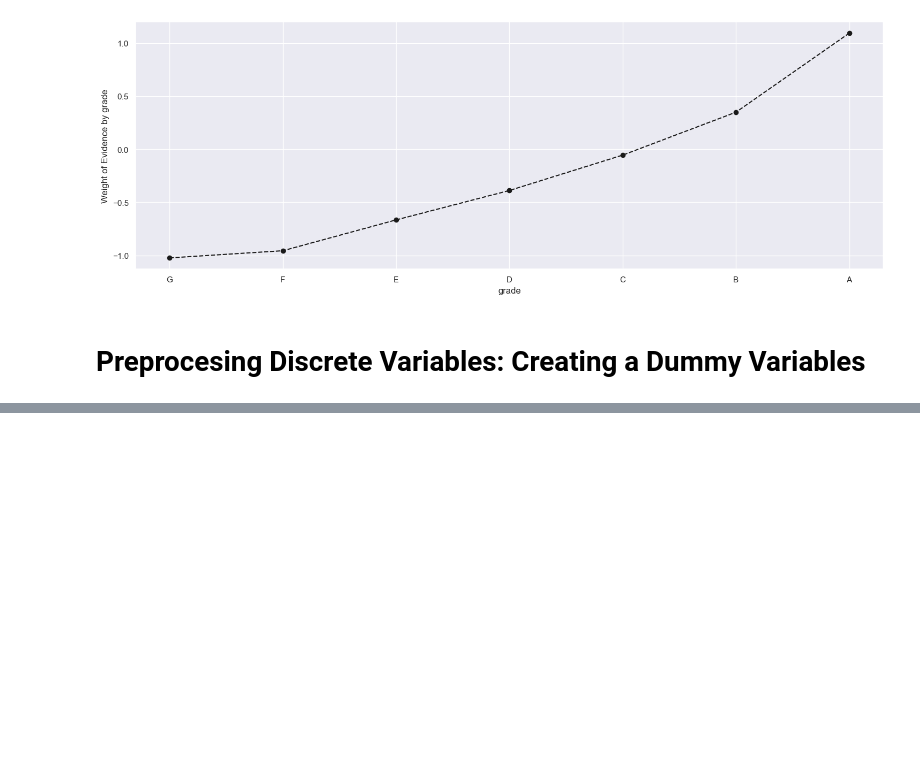
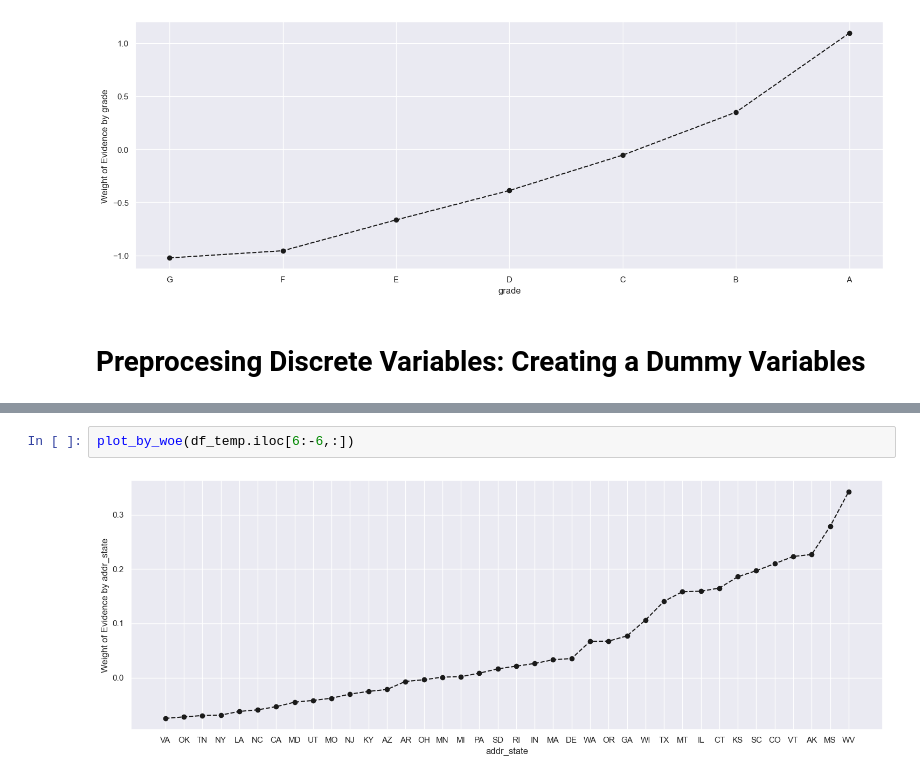
Before and after one commit to tomislavilic/Credit_Risk_Modeling, a Jupyter notebook: creditRisk.ipynb, the cells around one changed output, grey strips where cells are left out. Saved outputs shown, nothing was run; the diff lists cells and outputs as text; blank space fills up the shorter version.

```diff
--- a/creditRisk.ipynb
+++ b/creditRisk.ipynb
@@ -806,0 +966,4 @@ plot_by_woe(df_temp)
+# %%
+plot_by_woe(df_temp.iloc[6:-6,:])
+# %% [output]
+[figure, added]
```
Also changed, not shown: parts of 96 cells of this notebook.
